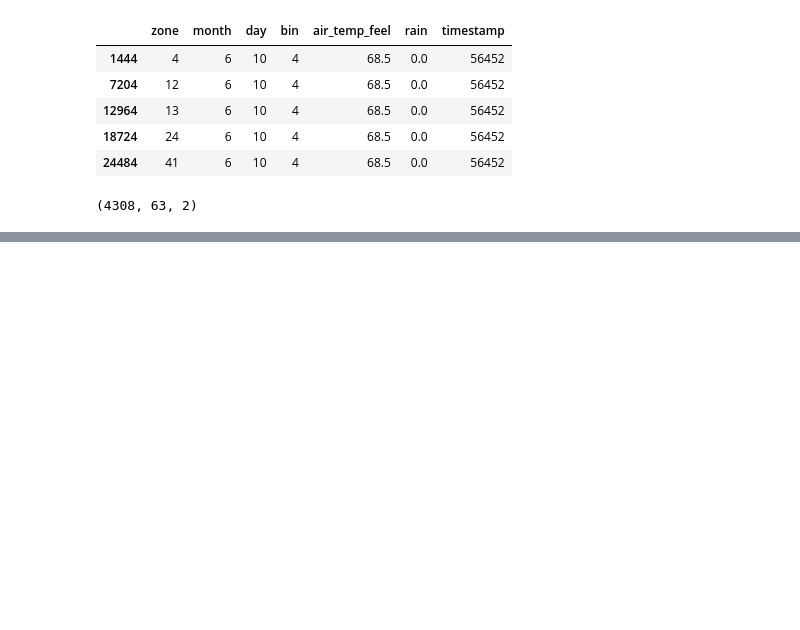
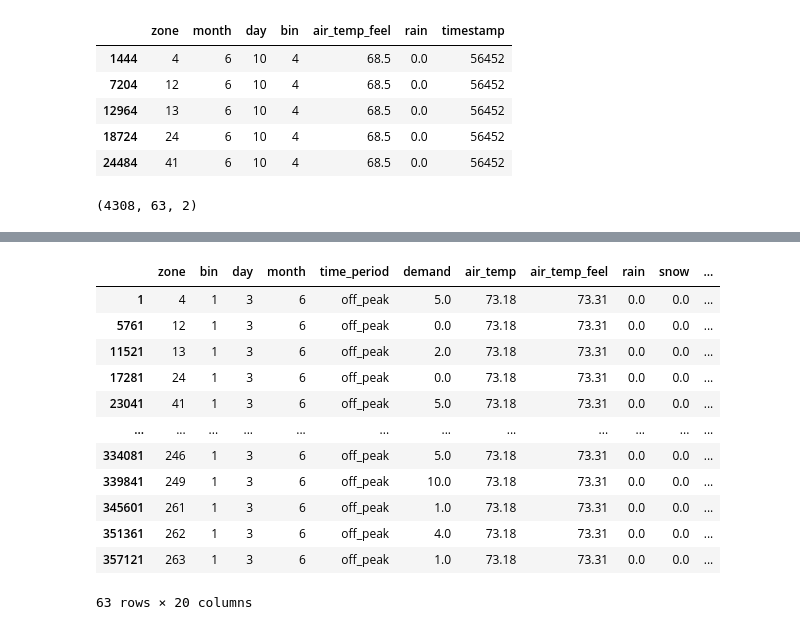
Before and after one commit to elxl/demand-uncertainty, a Jupyter notebook: split_processed.ipynb, the cells around one changed output, grey strips where cells are left out. Drawn from its saved outputs; the diff is of its cells as text; code cells hidden in the pictures; blank space fills up the shorter version.

```diff
--- a/split_processed.ipynb
+++ b/split_processed.ipynb
@@ -311,0 +331,16 @@ np.savez('data/processed/0620.npz',x=x_new,y=y_new,history=his,los=losn,weather=
+# %%
+df[df['timestamp']==54433]
+# %% [output]
+|  | zone | bin | day | month | time_period | demand | air_temp | air_temp_feel | rain | snow | ... |
+| 1 | 4 | 1 | 3 | 6 | off_peak | 5.0 | 73.18 | 73.31 | 0.0 | 0.0 | ... |
+| 5761 | 12 | 1 | 3 | 6 | off_peak | 0.0 | 73.18 | 73.31 | 0.0 | 0.0 | ... |
+| 11521 | 13 | 1 | 3 | 6 | off_peak | 2.0 | 73.18 | 73.31 | 0.0 | 0.0 | ... |
+| 17281 | 24 | 1 | 3 | 6 | off_peak | 0.0 | 73.18 | 73.31 | 0.0 | 0.0 | ... |
+| 23041 | 41 | 1 | 3 | 6 | off_peak | 5.0 | 73.18 | 73.31 | 0.0 | 0.0 | ... |
+| ... | ... | ... | ... | ... | ... | ... | ... | ... | ... | ... | ... |
+| 334081 | 246 | 1 | 3 | 6 | off_peak | 5.0 | 73.18 | 73.31 | 0.0 | 0.0 | ... |
+| 339841 | 249 | 1 | 3 | 6 | off_peak | 10.0 | 73.18 | 73.31 | 0.0 | 0.0 | ... |
+| 345601 | 261 | 1 | 3 | 6 | off_peak | 1.0 | 73.18 | 73.31 | 0.0 | 0.0 | ... |
+| 351361 | 262 | 1 | 3 | 6 | off_peak | 4.0 | 73.18 | 73.31 | 0.0 | 0.0 | ... |
+| 357121 | 263 | 1 | 3 | 6 | off_peak | 1.0 | 73.18 | 73.31 | 0.0 | 0.0 | ... |
+63 rows × 20 columns
```
Also changed, not shown: parts of 12 cells of this notebook, 5 other files.
